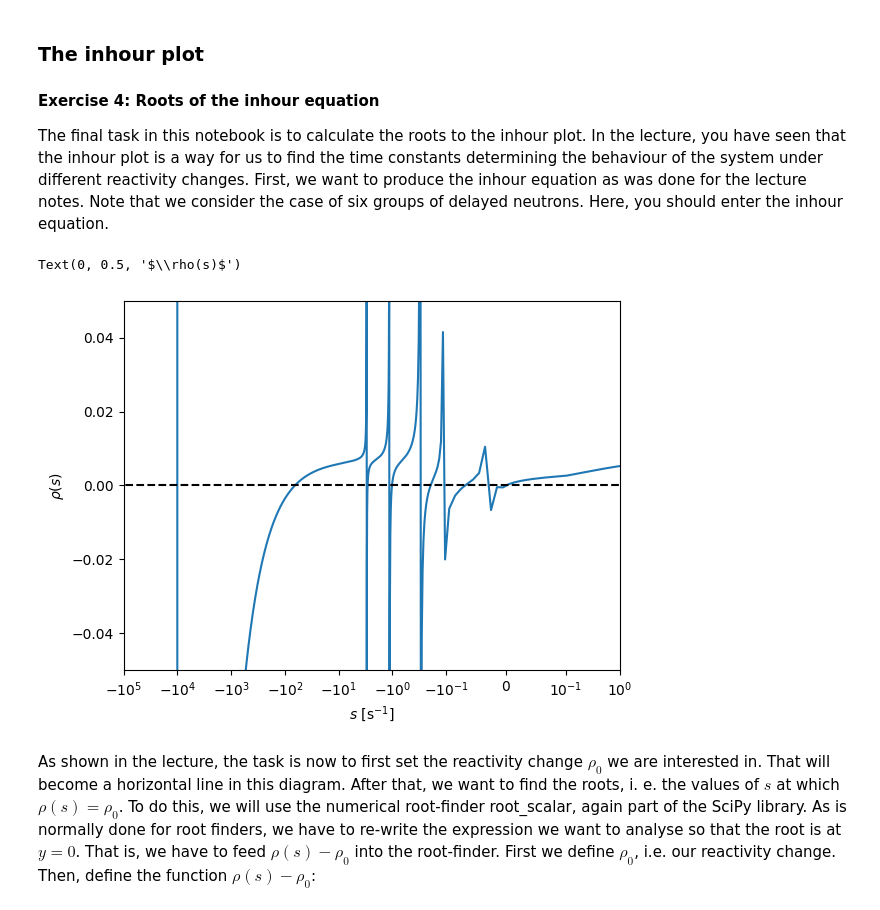
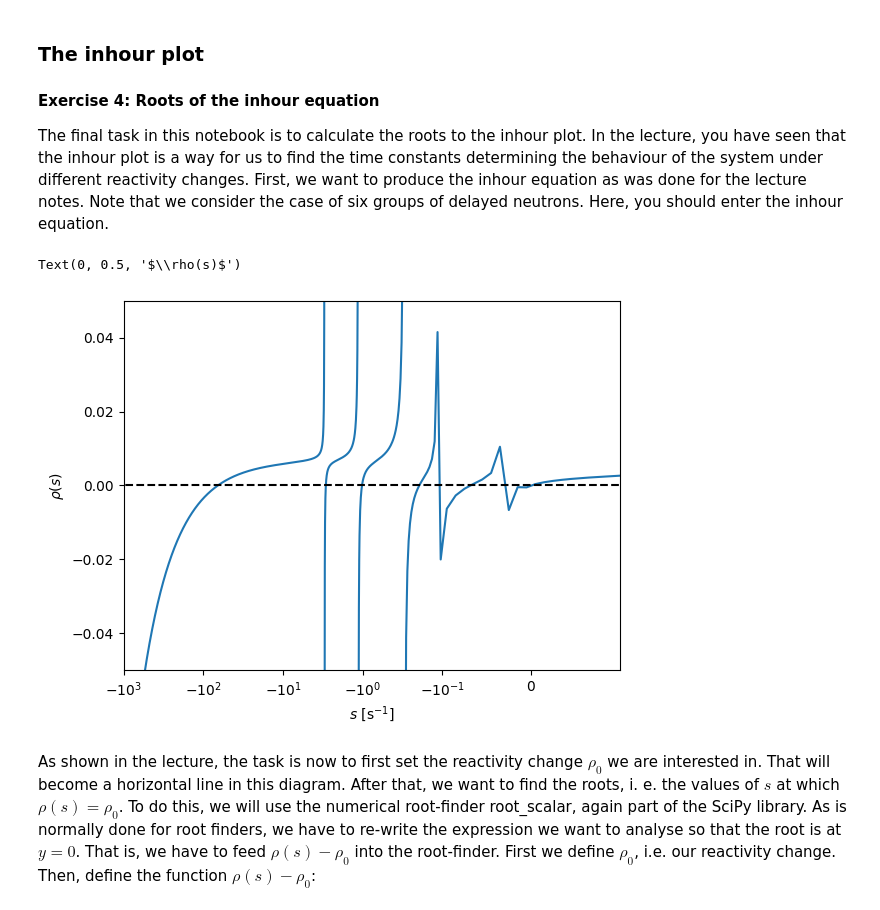
Before and after one commit to jenshoej/ReactorPhysics, a Jupyter notebook: Datalabs/Datalab08/8-Reactor_kinetics.ipynb, the cells around one changed output. Saved outputs shown, nothing was run; the diff lists cells and outputs as text; code cells hidden in the pictures.

```diff
--- a/Datalabs/Datalab08/8-Reactor_kinetics.ipynb
+++ b/Datalabs/Datalab08/8-Reactor_kinetics.ipynb
@@ -455,36 +455,40 @@ The final task in this notebook is to calculate the roots to the inhour plot. In
 # %%
 def six_group_inhour(s, l, beta_six_gr, lambda_six_gr):
     b1, b2, b3, b4, b5, b6 = beta_six_gr
     l1, l2, l3, l4, l5, l6 = lambda_six_gr
-    rho = s*l/(s*l + 1) + 1/(1 + s*l) * (s*b1/(s+l1))\
+    rho = s*l/(s*l + 1) + 1/(1 + s*l) * ( (s*b1/(s+l1))\
                                       + (s*b2/(s+l2))\
                                       + (s*b3/(s+l3))\
                                       + (s*b4/(s+l4))\
                                       + (s*b5/(s+l5))\
-                                      + (s*b6/(s+l6))
+                                      + (s*b6/(s+l6)) )
     return rho
 
 s = np.linspace(-10001, 10001, 2000000)     ## define the s space
 
 l = 1e-4      ## prompt neutron lifetime
 
 
 inhour_plot = six_group_inhour(s, l, beta_six_gr, lambda_six_gr)
 
+# remove blowup plot values
+for i in range(len(inhour_plot)):
+    if inhour_plot[i] > 0.1:
+        inhour_plot[i] = np.nan
 
 plt.plot(s, inhour_plot)
 
 plt.ylim(-0.05, 0.05)
-plt.xlim(-100000, 1)
+plt.xlim(-1000, 0.1)
 plt.xscale('symlog', linthresh=0.1)
 
 plt.axhline(0,s[0],s[-1],color='black',linestyle='--')
 
 plt.xlabel('$s$ [s$^{-1}$]')
 plt.ylabel(r'$\rho(s)$')
 # %% [output]
 Text(0, 0.5, '$\\rho(s)$')
-[figure, old version]
+[figure, new version]
 # %% [markdown]
 As shown in the lecture, the task is now to first set the reactivity change $\rho_0$ we are interested in. That will become a horizontal line in this diagram. After that, we want to find the roots, i. e. the values of $s$ at which $\rho(s) = \rho_0$. To do this, we will use the numerical root-finder root_scalar, again part of the SciPy library. As is normally done for root finders, we have to re-write the expression we want to analyse so that the root is at $y = 0$. That is, we have to feed $\rho(s) - \rho_0$ into the root-finder. First we define $\rho_0$, i.e. our reactivity change. Then, define the function $\rho(s) - \rho_0$:
 # %%
```
Also changed, not shown: parts of 8 cells of this notebook, 1 other file.
